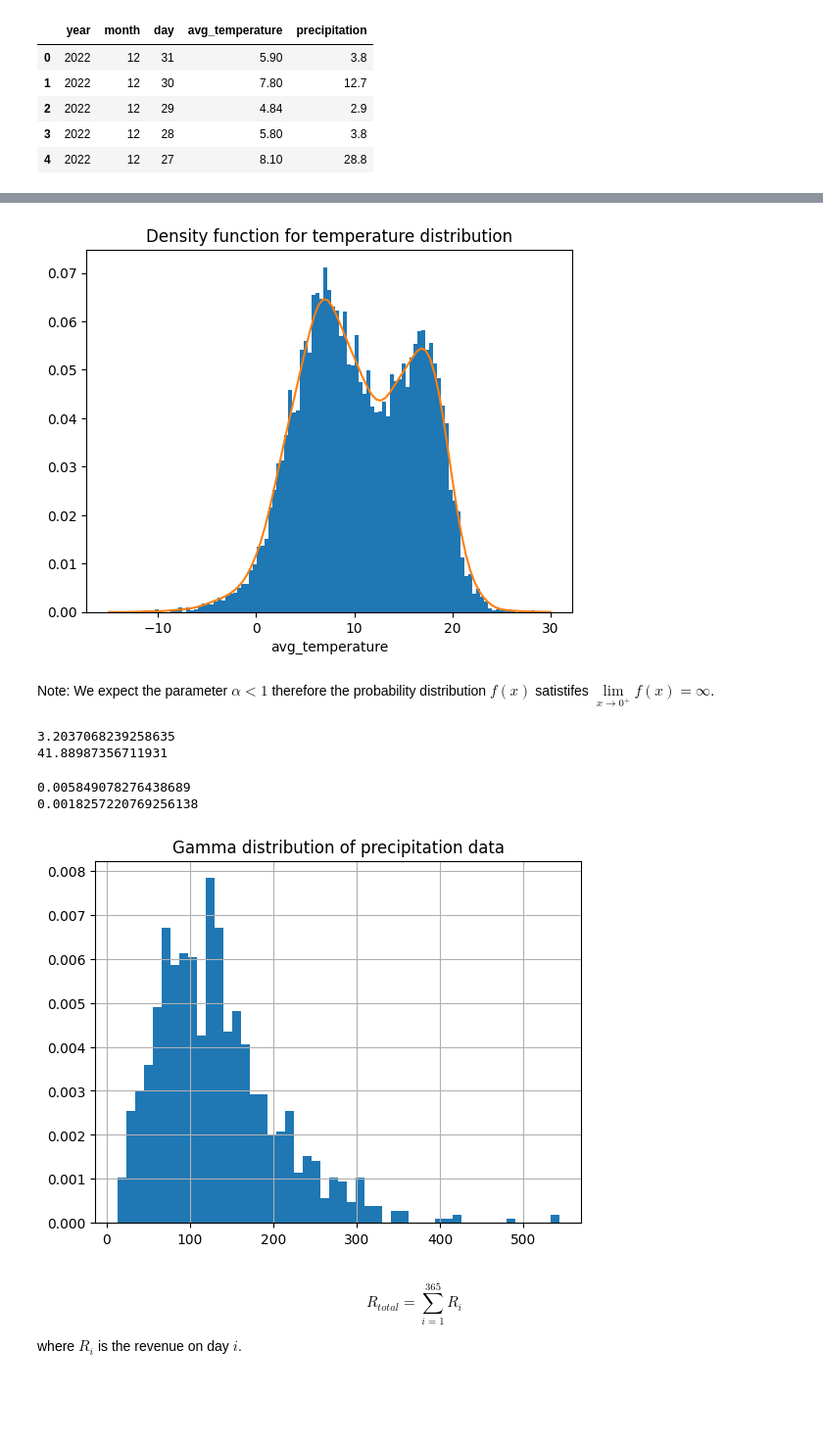
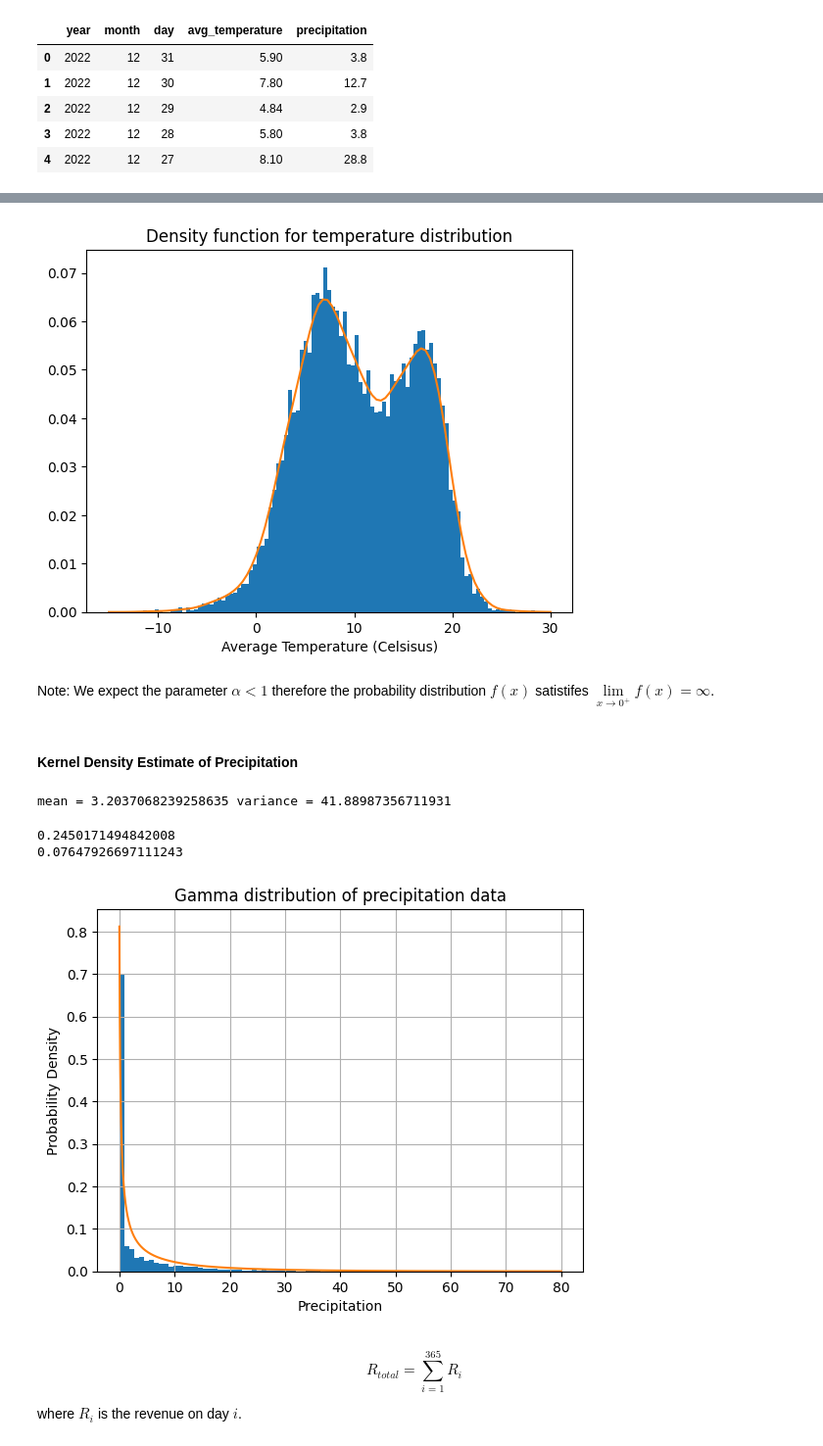
Before and after one commit to Michxz312/Weather-Impact-on-Annual-Revenue, a Jupyter notebook: Weather Impact on Annual Revenue.ipynb, the cells around one changed output, grey strips where cells are left out. Shown at 98% size. Saved outputs shown, nothing was run; the diff lists cells and outputs as text; code cells hidden in the pictures; blank space fills up the shorter version.

```diff
--- a/Weather Impact on Annual Revenue.ipynb
+++ b/Weather Impact on Annual Revenue.ipynb
@@ -63,44 +67,52 @@ plt.show()
 # %%
-# estimate the probability density function of temperature distribution with gaussian_kde
-kde_y = stats.gaussian_kde(df['avg_temperature'])
+# Estimate the probability density function of temperature distribution with gaussian_kde
+kdeT = stats.gaussian_kde(df['avg_temperature'])
 x = np.linspace(-15,30, 100)
 df['avg_temperature'].hist(bins=100,density=True)
-plt.plot(x,kde_y(x))
-plt.xlabel('avg_temperature')
+plt.plot(x,kdeT(x))
+plt.xlabel('Average Temperature (Celsisus)')
 plt.title('Density function for temperature distribution')
 plt.grid()
 plt.show()
 # %% [output]
-[figure, old version]
+[figure, new version]
 # %% [markdown]
 Note: We expect the parameter $\alpha < 1$ therefore the probability distribution $f(x)$ satistifes $\lim \limits_{x \to 0^+} f(x) = \infty$.
+# %% [markdown]
+#### Kernel Density Estimate of Precipitation
 # %%
 # compute mean of precipitation
 mu_p = df['precipitation'].mean()
-print(mu_p)
-var_p = df['precipitation'].var()
-print(var_p)
+
+# compute variance of precipitation
+sigma2 = df['precipitation'].var()
+print('mean =', mu_p, 'variance =', sigma2)
 # %% [output]
-3.2037068239258635
-41.88987356711931
+mean = 3.2037068239258635 variance = 41.88987356711931
 # %%
-# fit into gamma distribution
-alpha = mu_p**2/var_p**2
-beta = mu_p/var_p**2
+# Calculate the rate and shape to fit into gamma distribution
+alpha = (mu_p**2)/sigma2
+beta = mu_p/sigma2
 print(alpha)
 print(beta)
 # %% [output]
-0.005849078276438689
-0.0018257220769256138
+0.2450171494842008
+0.07647926697111243
 # %%
 import scipy.special as sps
-y = np.random.gamma(mu_p, var_p, 1000)
-plt.hist(y, bins=50, density=True)
+from scipy.stats import gamma
+
+df['precipitation'].hist(bins = 90, density = True, range = (0, 80))
+x = np.linspace(0, 80, 1000)
+pdfP = gamma.pdf(x, alpha, scale= 1/beta)
+plt.plot(x, y)
 plt.title('Gamma distribution of precipitation data')
+plt.xlabel('Precipitation')
+plt.ylabel('Probability Density')
 plt.grid(True)
 plt.show()
 # %% [output]
-[figure, old version]
+[figure, new version]
 # %% [markdown]
 $$
 R_{total} = \sum \limits_{i = 1}^{365} R_i
```
Also changed, not shown: parts of 14 cells of this notebook, 1 other file.
